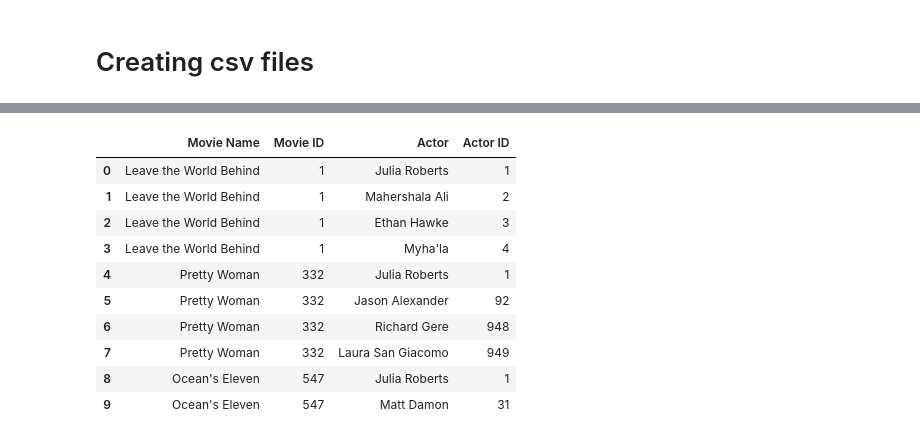
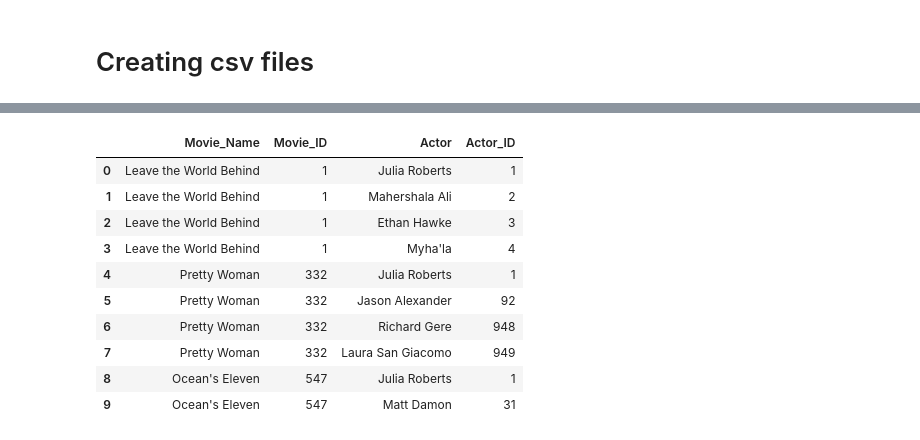
Before and after one commit to IrynaVitkovych/Project-3, a Jupyter notebook: Data Cleaning and Manipulation IMDB Data.ipynb, the cells around one changed output, grey strips where cells are left out. Saved outputs shown, nothing was run; the diff lists cells and outputs as text; code cells hidden in the pictures.

```diff
--- a/Data Cleaning and Manipulation IMDB Data.ipynb
+++ b/Data Cleaning and Manipulation IMDB Data.ipynb
@@ -197,7 +197,7 @@ actors_df.drop_duplicates(subset='Actor', keep='first', inplace=True)
 actors_df.reset_index(drop=True, inplace=True)
 
 # Add an ID for the actors
-actors_df['Actor ID'] = range(1, len(actors_df) + 1)
+actors_df['Actor_ID'] = range(1, len(actors_df) + 1)
 
 actors_df.head(10)
 
@@ -286,9 +286,13 @@ movies_df.drop_duplicates(subset='Movie Name', keep='first', inplace=True)
 movies_df.reset_index(drop=True, inplace=True)
 
 # Add an ID for the actors
-movies_df['Movie ID'] = range(1, len(movies_df) + 1)
+movies_df['Movie_ID'] = range(1, len(movies_df) + 1)
 
 director_merged_df = movies_df.merge(directors_df, on='Director')
+
+director_merged_df.rename(columns={'Movie Name': 'Movie_Name'}, inplace=True)
+director_merged_df.rename(columns={'Meta Score': 'Meta_Score'}, inplace=True)
+director_merged_df.rename(columns={'PG Rating': 'PG_Rating'}, inplace=True)
 
 director_merged_df.head(10)
 
@@ -309,35 +313,36 @@ director_merged_df.head(10)
 # %%
 # Creating the Movies_Actors linking dataframe
 # Split the 'Cast' column into a list of names
 df = validated_df
 df['Cast'] = df['Cast'].astype('str')
 df['Cast'] = df['Cast'].str.split(', ')
 
 # Expand the list into multiple rows
 movies_actors_df = df.explode('Cast')
 #movies_actors_df.head(20)
 
 # Correct column name from Cast to Actor
 movies_actors_df.rename(columns={'Cast': 'Actor'}, inplace=True)
 # Correct Actor datatype to object
 movies_actors_df['Actor'] = movies_actors_df['Actor'].astype('str')
 
 # Showing only the columns specified
-updated_movies_df = movies_df[['Movie Name', 'Movie ID']]
+updated_movies_df = movies_df[['Movie Name', 'Movie_ID']]
 
 merged_df = movies_actors_df.merge(actors_df, on='Actor')
 movie_merged_df = merged_df.merge(updated_movies_df, on='Movie Name')
 
 
 # Keep columns we want
-movie_merged_df = movie_merged_df[['Movie Name', 'Movie ID', 'Actor', 'Actor ID']]
+movie_merged_df.rename(columns={'Movie Name': 'Movie_Name'}, inplace=True)
+movie_merged_df = movie_merged_df[['Movie_Name', 'Movie_ID', 'Actor', 'Actor_ID']]
 
 movie_merged_df.head(10)
 
 # Save off file for import to postgres database
 #movie_merged_df.to_csv("Clean Data/Movies_Actors.csv")
 # %% [output]
-|  | Movie Name | Movie ID | Actor | Actor ID |
+|  | Movie_Name | Movie_ID | Actor | Actor_ID |
 | 0 | Leave the World Behind | 1 | Julia Roberts | 1 |
 | 1 | Leave the World Behind | 1 | Mahershala Ali | 2 |
 | 2 | Leave the World Behind | 1 | Ethan Hawke | 3 |
```
Also changed, not shown: parts of 5 cells of this notebook, 7 other files.
